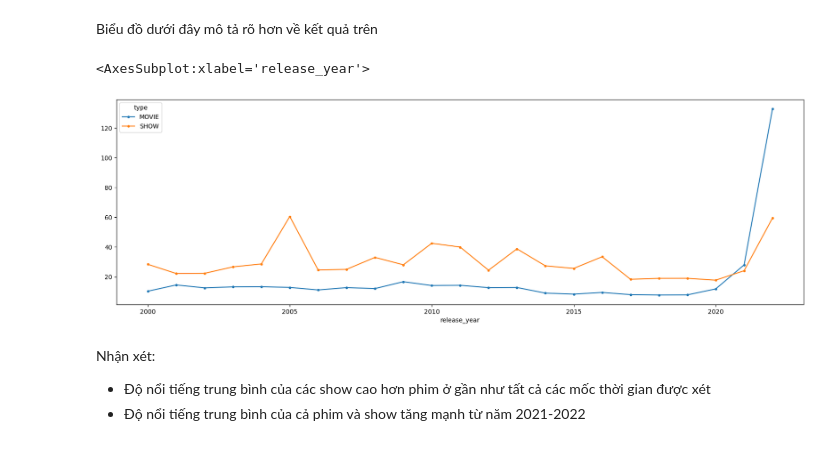
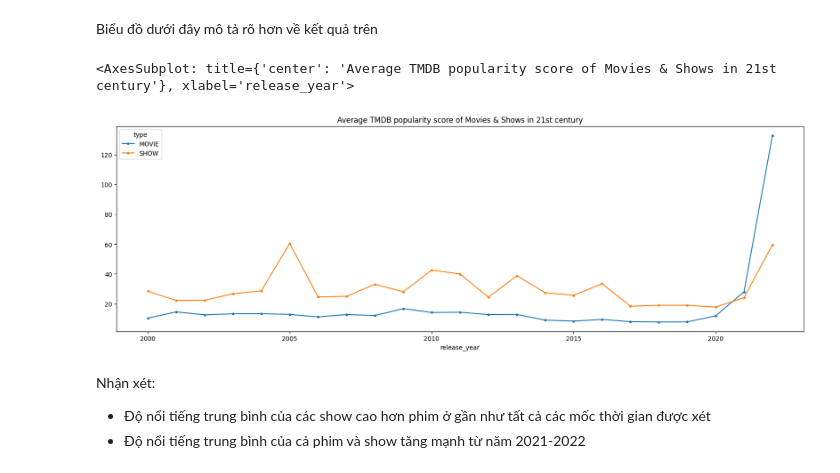
Before and after one commit to quytrungg/Group1_Final_Project_CSC17104, a Jupyter notebook: phase_3_data_analysis/data_analysis.ipynb, the cells around one changed output. Cells and saved outputs as stored; diff of their text form; code cells hidden in the pictures.

```diff
--- a/phase_3_data_analysis/data_analysis.ipynb
+++ b/phase_3_data_analysis/data_analysis.ipynb
@@ -206,10 +211,10 @@ last10y_popularity_table
 # %% [markdown]
 Biểu đồ dưới đây mô tả rõ hơn về kết quả trên
 # %%
-last10y_popularity_table.plot(figsize=(20,6), marker='.')
+last10y_popularity_table.plot(figsize=(20,6), marker='.', title='Average TMDB popularity score of Movies & Shows in 21st century')
 # %% [output]
-<AxesSubplot:xlabel='release_year'>
+<AxesSubplot: title={'center': 'Average TMDB popularity score of Movies & Shows in 21st century'}, xlabel='release_year'>
-[figure, old version]
+[figure, new version]
 # %% [markdown]
 Nhận xét:
 - Độ nổi tiếng trung bình của các show cao hơn phim ở gần như tất cả các mốc thời gian được xét
```
Also changed, not shown: parts of 21 cells of this notebook.
